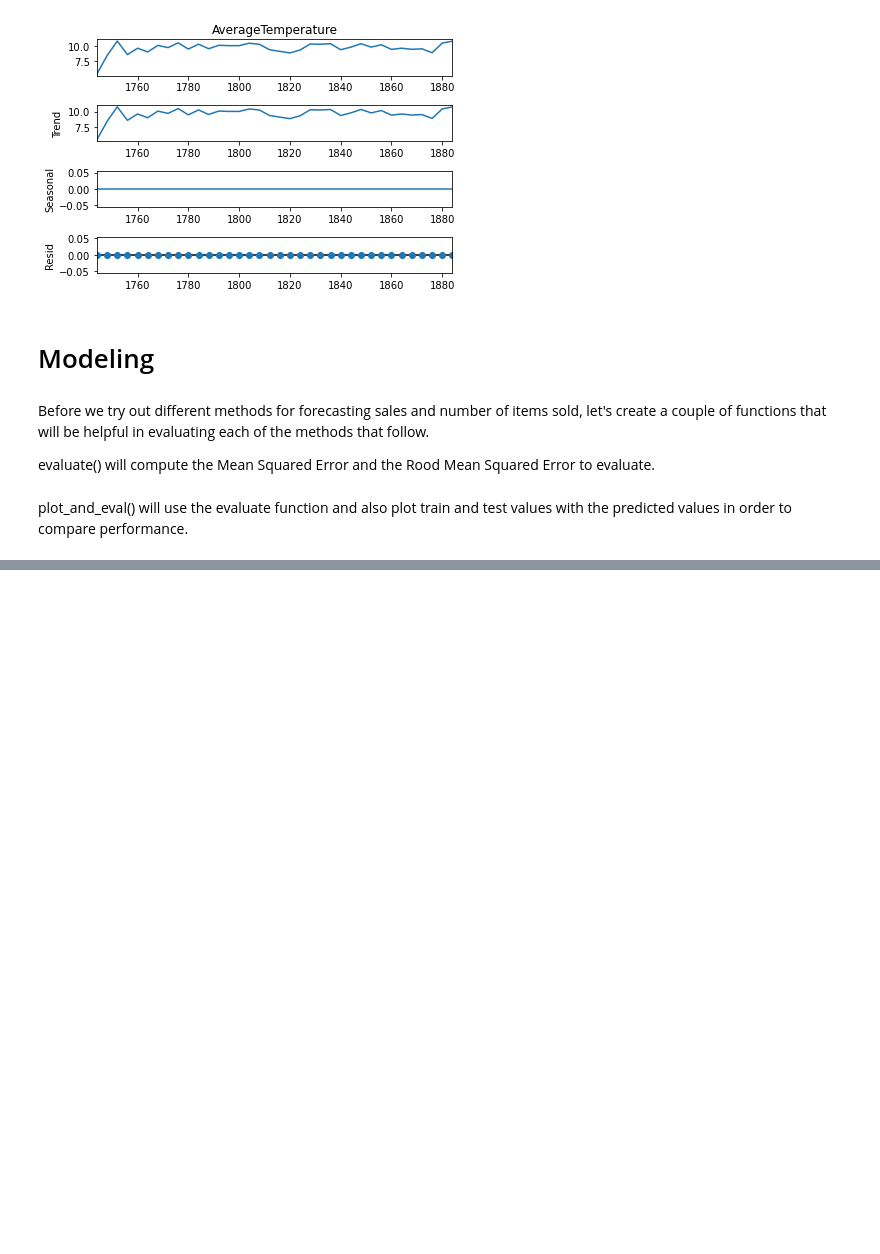
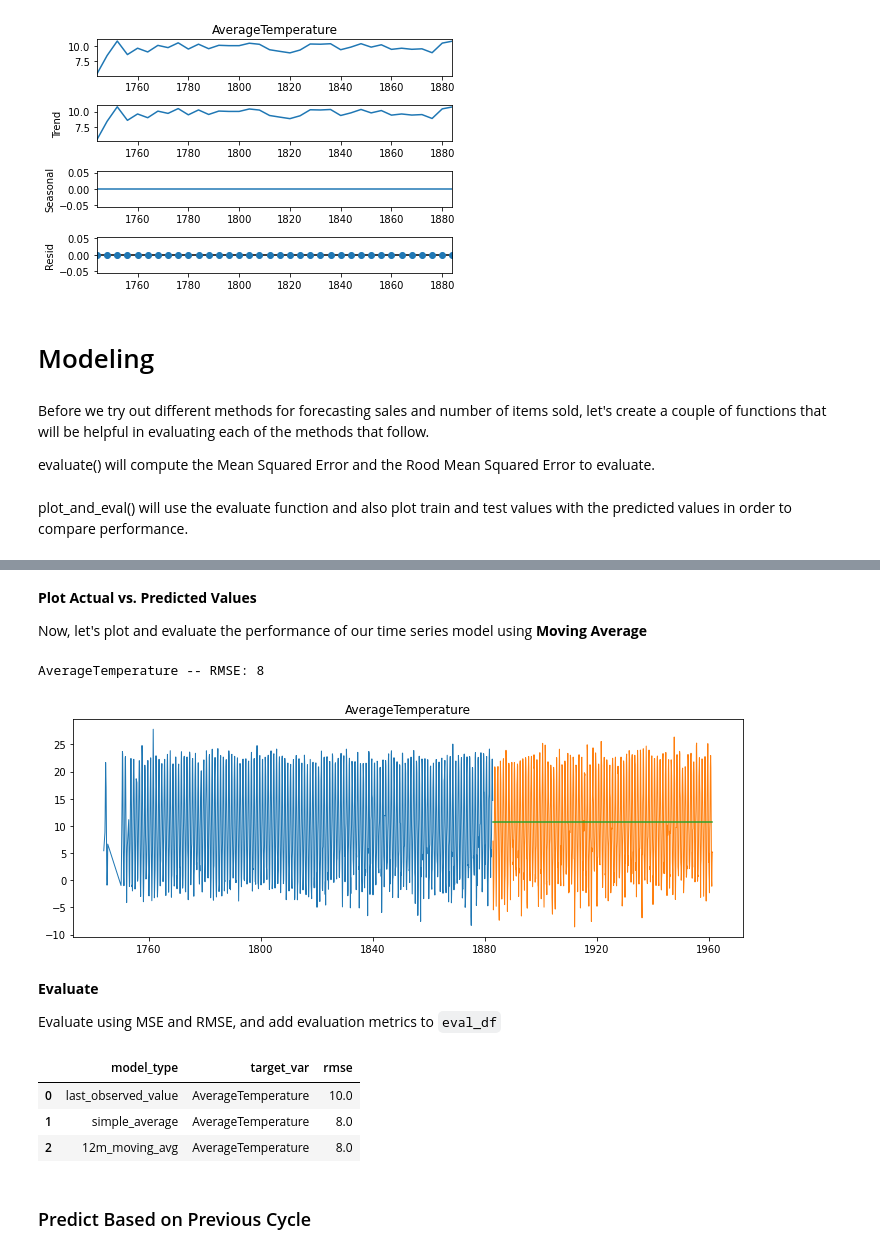
Before and after one commit to christophermayorga/time-series-exercises, a Jupyter notebook: climate-change.ipynb, the cells around one changed output, grey strips where cells are left out. Drawn from its saved outputs; the diff is of its cells as text; code cells hidden in the pictures; blank space fills up the shorter version.

```diff
--- a/climate-change.ipynb
+++ b/climate-change.ipynb
@@ -364,0 +552,7 @@ def plot_and_eval(target_var):
+# %%
+period = 12
+
+# take 12 month rolling average, then take the last element and that will the one that propogates
+# forward as our prediction.
+temp = round(train['AverageTemperature'].rolling(period).mean()[-1], 2)
+print(temp)
@@ -364,0 +561,3 @@ def plot_and_eval(target_var):
+# %%
+yhat_df_ma = make_predictions(temp)
+yhat_df_ma.head()
@@ -364,0 +572,27 @@ def plot_and_eval(target_var):
+# %% [markdown]
+**Plot Actual vs. Predicted Values**
+
+Now, let's plot and evaluate the performance of our time series model using **Moving Average**
+# %%
+rmse_ma = evaluate(yhat_df_ma, 'AverageTemperature')
+# %%
+plot_and_eval(yhat_df_ma, 'AverageTemperature', rmse_ma)
+# %% [output]
+AverageTemperature -- RMSE: 8
+[figure, added]
+# %% [markdown]
+**Evaluate**
+
+Evaluate using MSE and RMSE, and add evaluation metrics to `eval_df`
+# %%
+eval_df = append_eval_df(model_type = '12m_moving_avg',
+                            target_var = 'AverageTemperature', rmse=rmse_ma)
+
+eval_df
+# %% [output]
+|  | model_type | target_var | rmse |
+| 0 | last_observed_value | AverageTemperature | 10.0 |
+| 1 | simple_average | AverageTemperature | 8.0 |
+| 2 | 12m_moving_avg | AverageTemperature | 8.0 |
+# %% [markdown]
+### Predict Based on Previous Cycle
```
Also changed, not shown: parts of 64 cells of this notebook, 1 other file.
